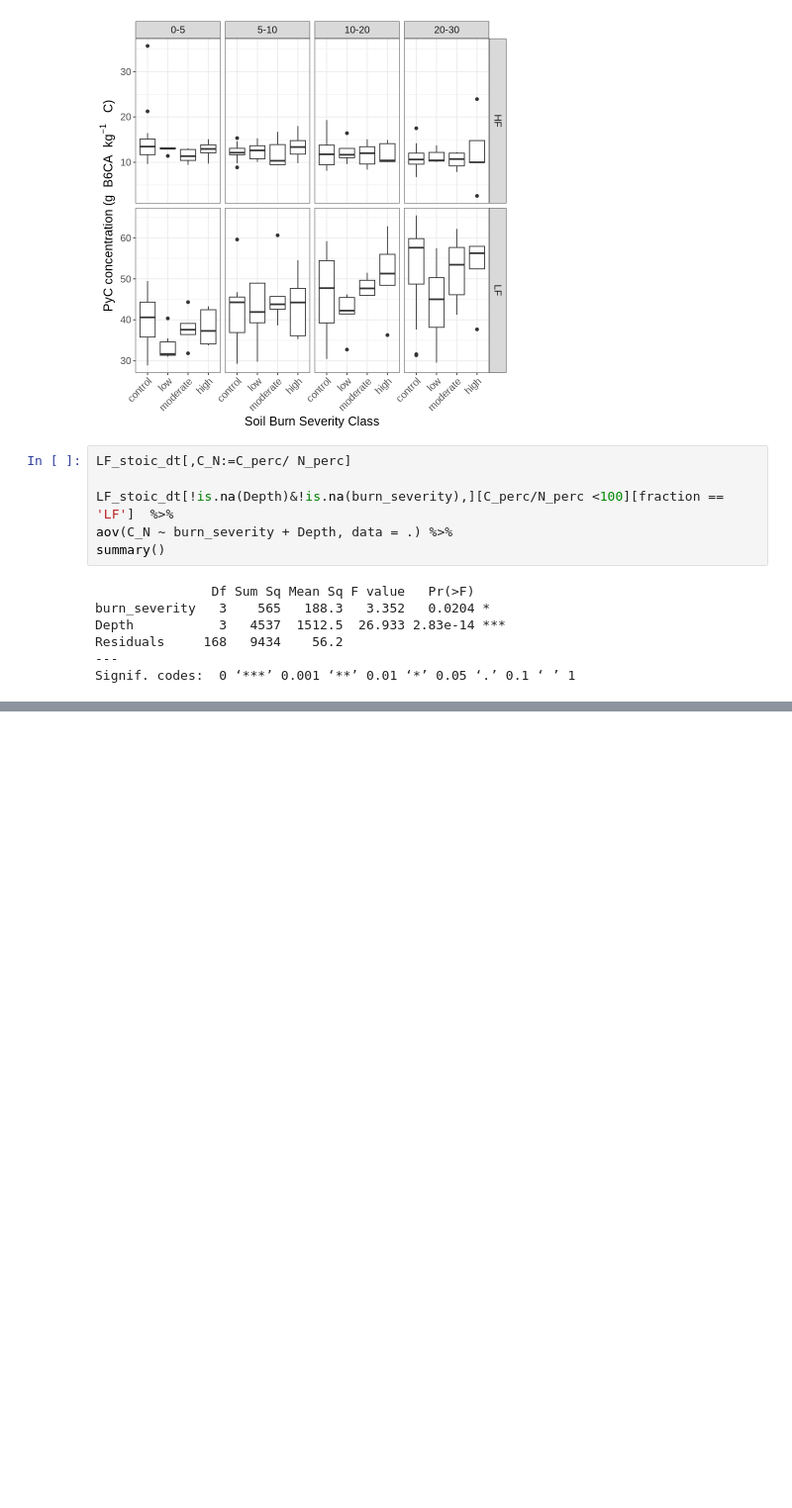
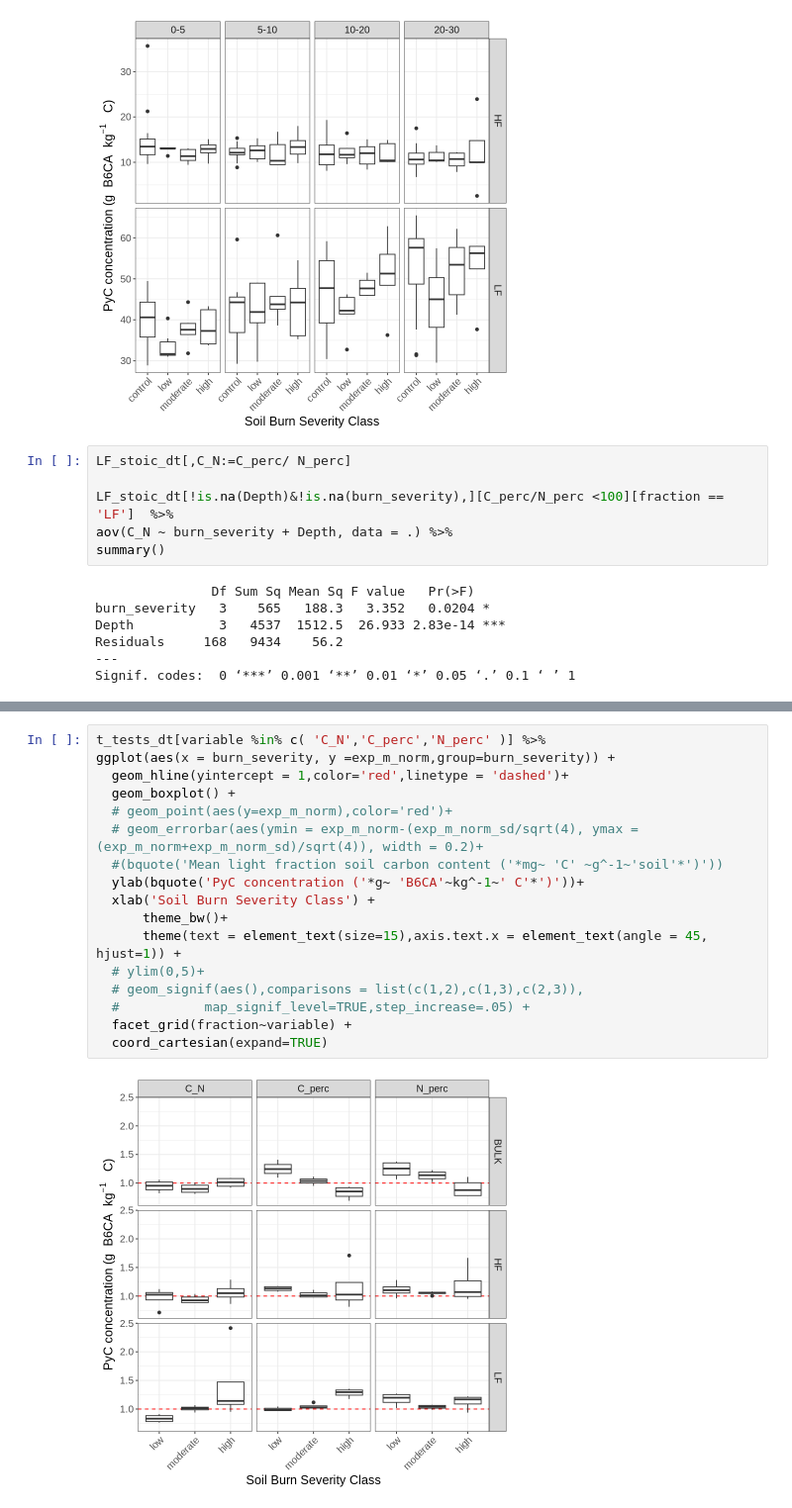
Before and after one commit to seismosmsr/hawaii_soils, a Jupyter notebook: BPCA_Notebook.ipynb, the cells around one changed output, grey strips where cells are left out. Shown: that part at 99% size. Drawn from its saved outputs; the diff is of its cells as text; blank space fills up the shorter version.

```diff
--- a/BPCA_Notebook.ipynb
+++ b/BPCA_Notebook.ipynb
@@ -533,0 +667,19 @@ ggplot(aes(x = burn_severity, y =mass_proportion_recovered*C_perc,group=burn_sev
+# %%
+t_tests_dt[variable %in% c( 'C_N','C_perc','N_perc' )] %>%
+ggplot(aes(x = burn_severity, y =exp_m_norm,group=burn_severity)) +
+  geom_hline(yintercept = 1,color='red',linetype = 'dashed')+
+  geom_boxplot() +
+  # geom_point(aes(y=exp_m_norm),color='red')+
+  # geom_errorbar(aes(ymin = exp_m_norm-(exp_m_norm_sd/sqrt(4), ymax = (exp_m_norm+exp_m_norm_sd)/sqrt(4)), width = 0.2)+
+  #(bquote('Mean light fraction soil carbon content ('*mg~ 'C' ~g^-1~'soil'*')'))
+  ylab(bquote('PyC concentration ('*g~ 'B6CA'~kg^-1~' C'*')'))+
+  xlab('Soil Burn Severity Class') +
+      theme_bw()+
+      theme(text = element_text(size=15),axis.text.x = element_text(angle = 45, hjust=1)) +
+  # ylim(0,5)+
+  # geom_signif(aes(),comparisons = list(c(1,2),c(1,3),c(2,3)),
+  #           map_signif_level=TRUE,step_increase=.05) +
+  facet_grid(fraction~variable) +
+  coord_cartesian(expand=TRUE)
+# %% [output]
+[figure, added]
```
Also changed, not shown: parts of 18 cells of this notebook.
